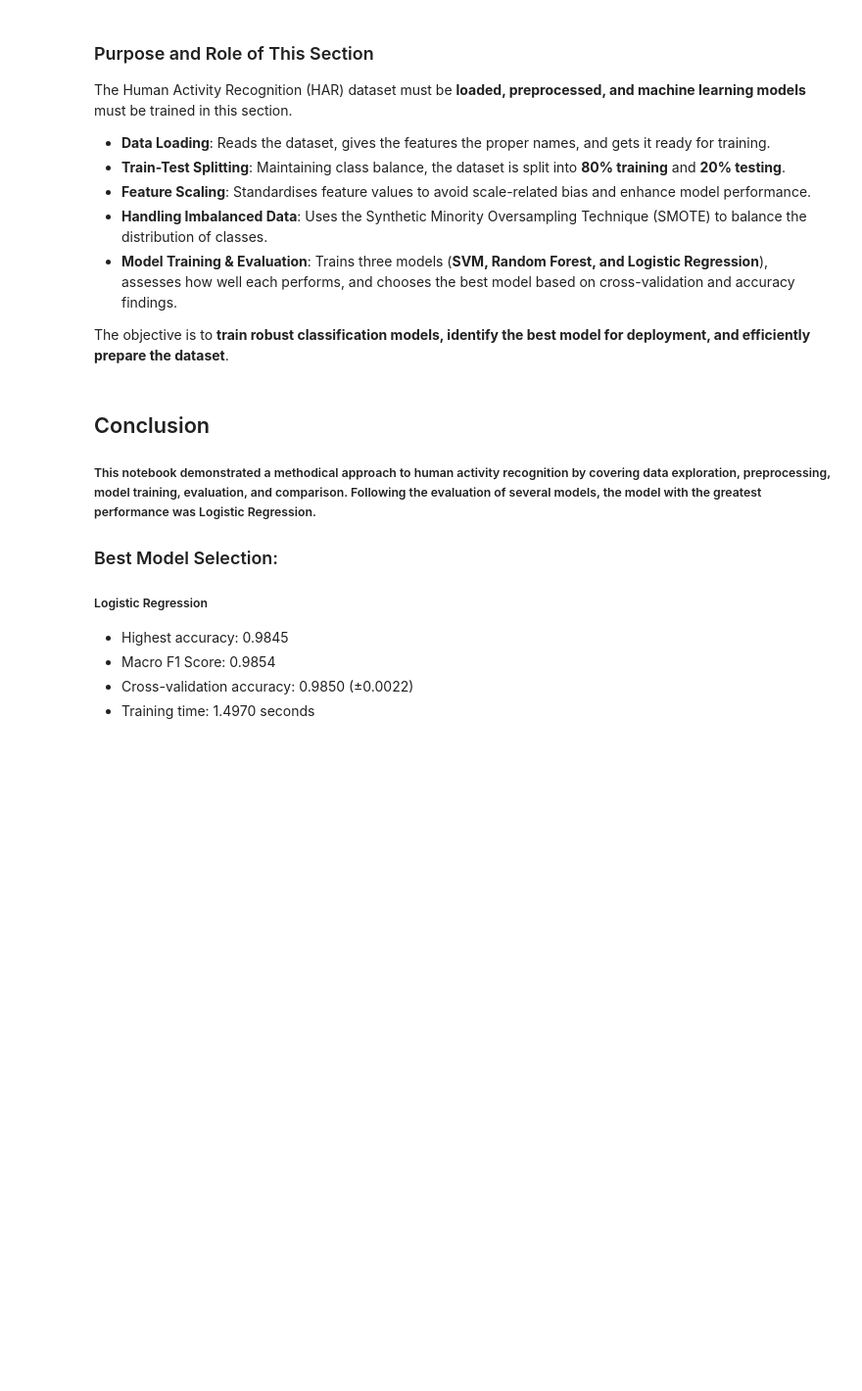
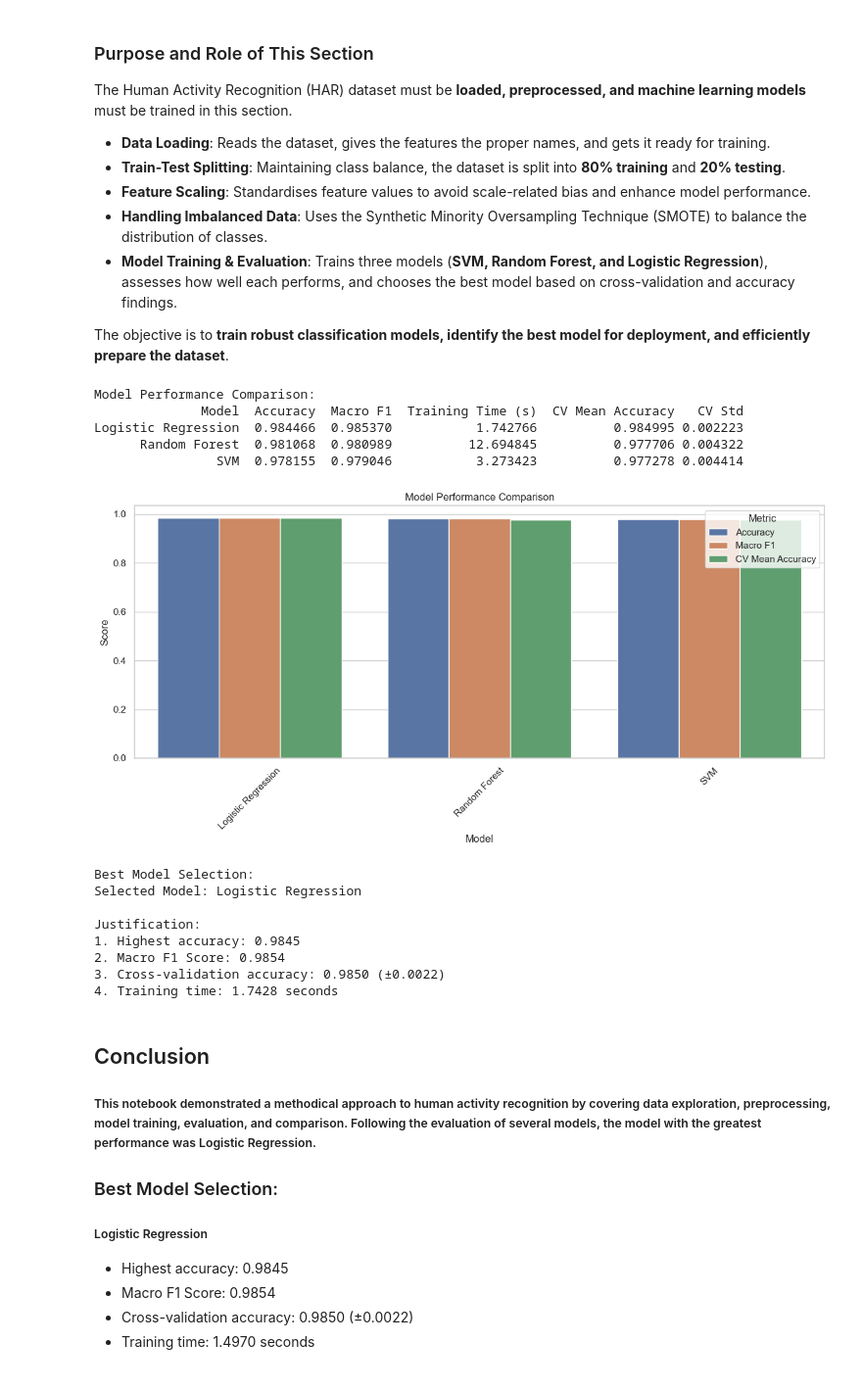
Before and after one commit to keemo01/GUI, a Jupyter notebook: notebook.ipynb, the cells around one changed output. Shown: that part at 98% size. Cells and saved outputs as stored; diff of their text form; code cells hidden in the pictures; blank space fills up the shorter version.

```diff
--- a/notebook.ipynb
+++ b/notebook.ipynb
@@ -638,34 +773,49 @@ sns.barplot(data=comparison_plot, x='Model', y='Score', hue='Metric')
 plt.title('Model Performance Comparison')
 plt.xticks(rotation=45)
 plt.tight_layout()
 plt.show()
 
 # Choose the model with the highest accuracy
 best_model_name = comparison_df.iloc[0]['Model']
 best_model = models[best_model_name]
 
 # Print the best model and justification
 print("\nBest Model Selection:")
 print(f"Selected Model: {best_model_name}")
 print("\nJustification:")
 print(f"1. Highest accuracy: {comparison_df.iloc[0]['Accuracy']:.4f}")
 print(f"2. Macro F1 Score: {comparison_df.iloc[0]['Macro F1']:.4f}")
 print(f"3. Cross-validation accuracy: {comparison_df.iloc[0]['CV Mean Accuracy']:.4f} (±{comparison_df.iloc[0]['CV Std']:.4f})")
 print(f"4. Training time: {comparison_df.iloc[0]['Training Time (s)']:.4f} seconds")
 
 # Indicate feature relevance if Random Forest is the best model.
 if best_model_name == 'Random Forest' and hasattr(best_model, 'feature_importances_'):
     feature_imp = pd.DataFrame({
         'feature': dataset.columns,
         'importance': best_model.feature_importances_
     })
-    feature_imp = feature_imp.sort_values('importance', ascending=False).head(10)
+    feature_imp = feature_imp.sort_values('Importance', ascending=False).head(10)
 
     plt.figure(figsize=(10, 6))
     sns.barplot(data=feature_imp, x='importance', y='feature')
     plt.title('The Top 10 Most Important Features (Random Forest)')
     plt.tight_layout()
     plt.show()
+# %% [output]
+Model Performance Comparison:
+              Model  Accuracy  Macro F1  Training Time (s)  CV Mean Accuracy   CV Std
+Logistic Regression  0.984466  0.985370           1.742766          0.984995 0.002223
+      Random Forest  0.981068  0.980989          12.694845          0.977706 0.004322
+                SVM  0.978155  0.979046           3.273423          0.977278 0.004414
+[figure, added]
+Best Model Selection:
+Selected Model: Logistic Regression
+
+Justification:
+1. Highest accuracy: 0.9845
+2. Macro F1 Score: 0.9854
+3. Cross-validation accuracy: 0.9850 (±0.0022)
+4. Training time: 1.7428 seconds
 # %% [markdown]
 ## Conclusion
 
```
Also changed, not shown: parts of 4 cells of this notebook.
